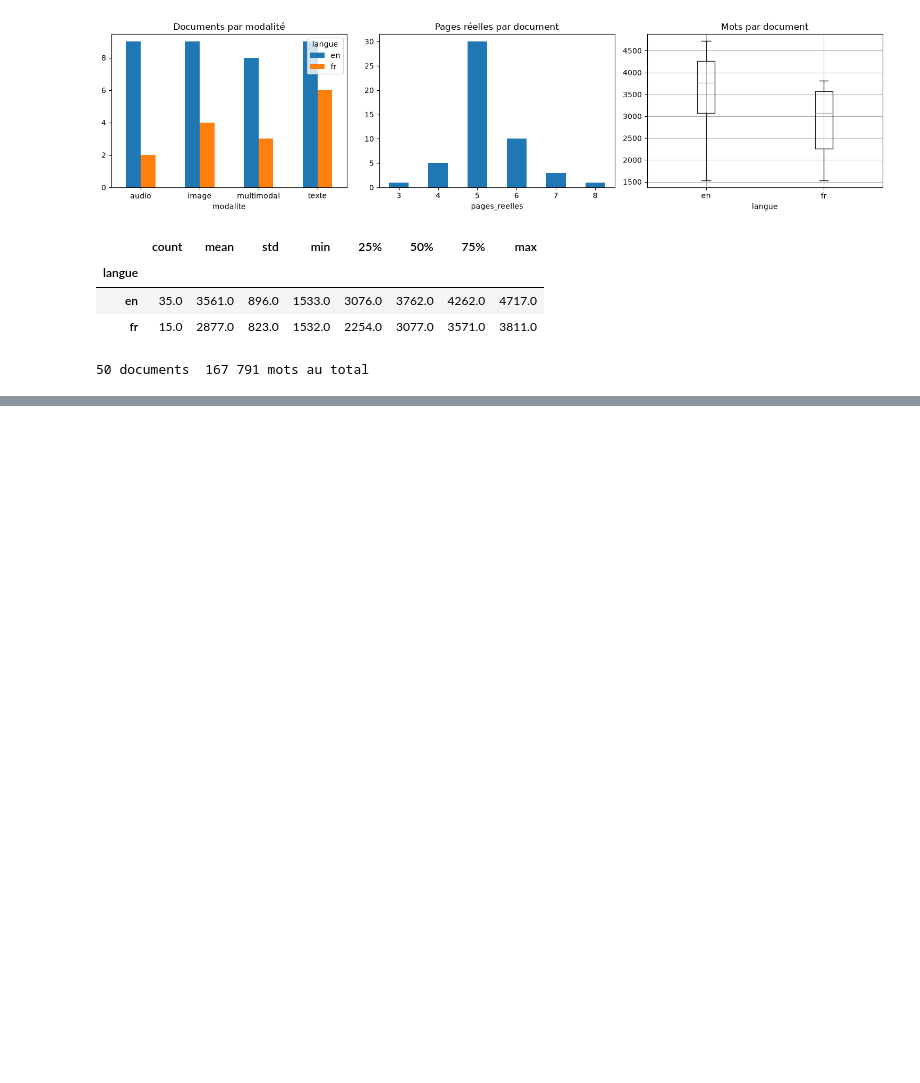
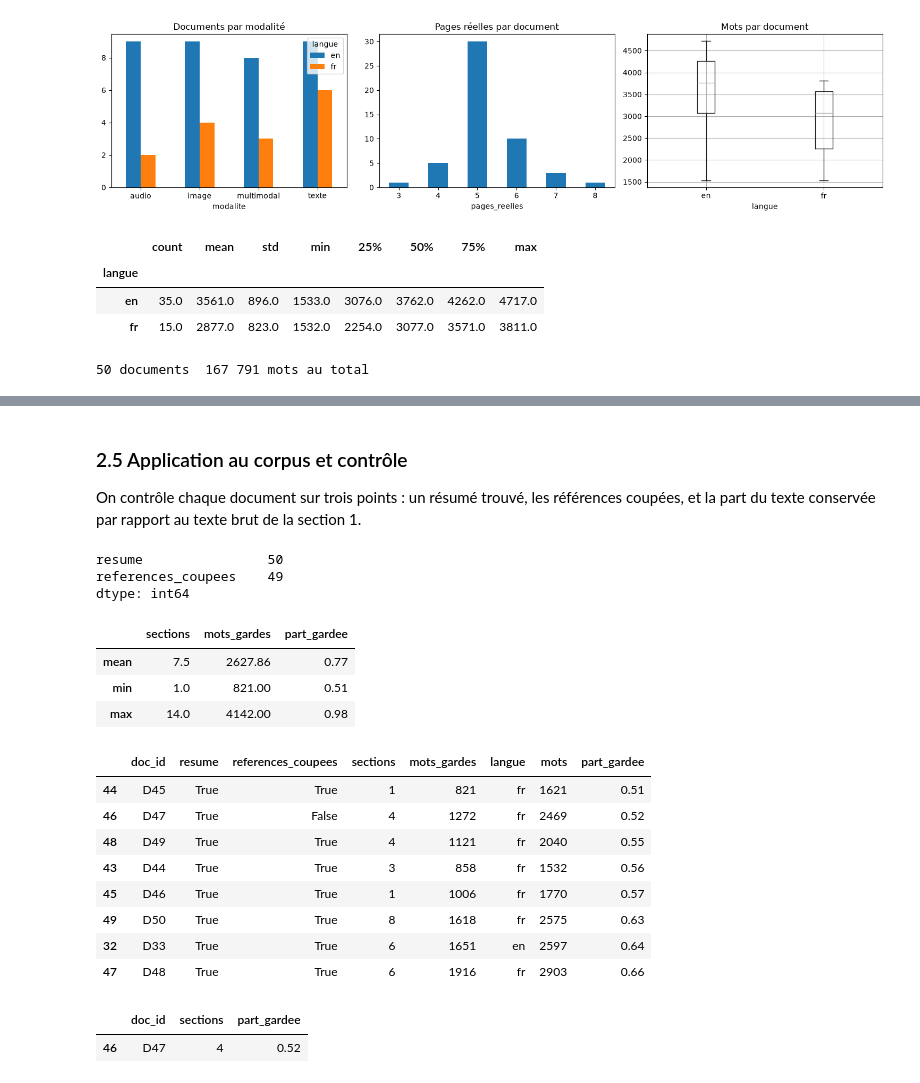
Before and after one commit to mentalist011101/tp1-recherche-semantique, a Jupyter notebook: notebooks/recherche_semantique.ipynb, the cells around one changed output, grey strips where cells are left out. Drawn from its saved outputs; the diff is of its cells as text; code cells hidden in the pictures; blank space fills up the shorter version.

Commit message:
Section 2 du notebook : extraction structurée du texte des PDF
Co-Authored-By: Claude Opus 5.5 <noreply@anthropic.com>
Claude-Session: https://claude.ai/code/session_01UH6xsn768jvjymdy5CoT6D

```diff
--- a/notebooks/recherche_semantique.ipynb
+++ b/notebooks/recherche_semantique.ipynb
@@ -248,0 +263,3 @@ print(f"{len(corpus)} documents, {corpus['mots'].sum():,} mots au total".replace
+# %%
+with pymupdf.open(PDF_DIR / "D21.pdf") as doc:
+    print(doc[0].get_text()[:1200])
@@ -248,0 +559,48 @@ print(f"{len(corpus)} documents, {corpus['mots'].sum():,} mots au total".replace
+# %% [markdown]
+### 2.5 Application au corpus et contrôle
+
+On contrôle chaque document sur trois points : un résumé trouvé, les références coupées, et la
+part du texte conservée par rapport au texte brut de la section 1.
+# %%
+documents = {row.doc_id: extract_document(PDF_DIR / f"{row.doc_id}.pdf") for row in corpus.itertuples()}
+
+report = pd.DataFrame([
+    {
+        "doc_id": doc_id,
+        "resume": bool(doc["resume"]),
+        "references_coupees": doc["references_coupees"],
+        "sections": len(doc["sections"]),
+        "mots_gardes": len(doc["resume"].split()) + sum(len(s["texte"].split()) for s in doc["sections"]),
+    }
+    for doc_id, doc in documents.items()
+]).merge(corpus[["doc_id", "langue", "mots"]], on="doc_id")
+report["part_gardee"] = (report["mots_gardes"] / report["mots"]).round(2)
+report[["resume", "references_coupees"]].sum()
+# %% [output]
+resume                50
+references_coupees    49
+dtype: int64
+# %%
+report.describe().loc[["mean", "min", "max"], ["sections", "mots_gardes", "part_gardee"]].round(2)
+# %% [output]
+|  | sections | mots_gardes | part_gardee |
+| mean | 7.5 | 2627.86 | 0.77 |
+| min | 1.0 | 821.00 | 0.51 |
+| max | 14.0 | 4142.00 | 0.98 |
+# %%
+report.sort_values("part_gardee").head(8)
+# %% [output]
+|  | doc_id | resume | references_coupees | sections | mots_gardes | langue | mots | part_gardee |
+| 44 | D45 | True | True | 1 | 821 | fr | 1621 | 0.51 |
+| 46 | D47 | True | False | 4 | 1272 | fr | 2469 | 0.52 |
+| 48 | D49 | True | True | 4 | 1121 | fr | 2040 | 0.55 |
+| 43 | D44 | True | True | 3 | 858 | fr | 1532 | 0.56 |
+| 45 | D46 | True | True | 1 | 1006 | fr | 1770 | 0.57 |
+| 49 | D50 | True | True | 8 | 1618 | fr | 2575 | 0.63 |
+| 32 | D33 | True | True | 6 | 1651 | en | 2597 | 0.64 |
+| 47 | D48 | True | True | 6 | 1916 | fr | 2903 | 0.66 |
+# %%
+report.loc[~report["references_coupees"], ["doc_id", "sections", "part_gardee"]]
+# %% [output]
+|  | doc_id | sections | part_gardee |
+| 46 | D47 | 4 | 0.52 |
```
Also changed, not shown: parts of 16 cells of this notebook, 4 other files.
